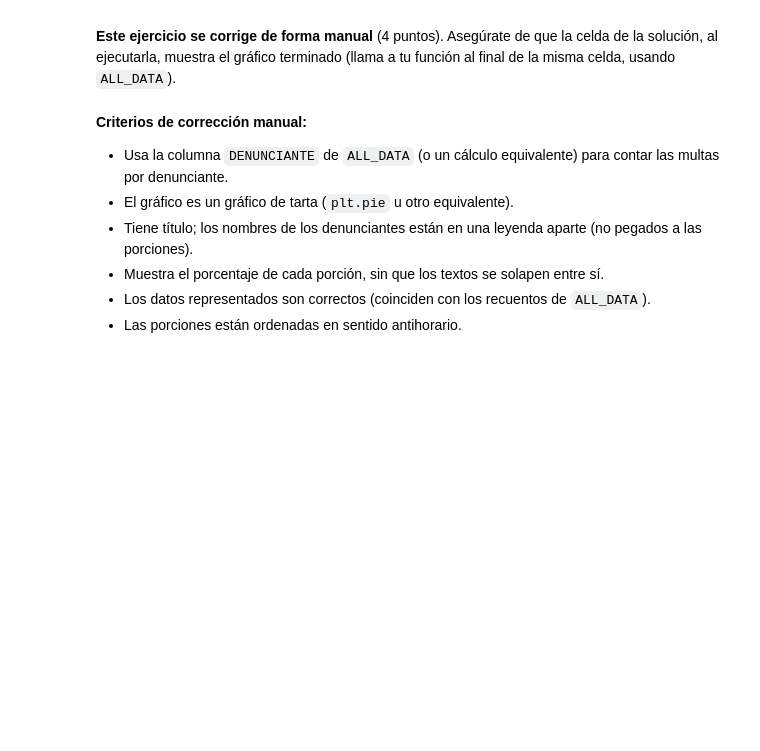
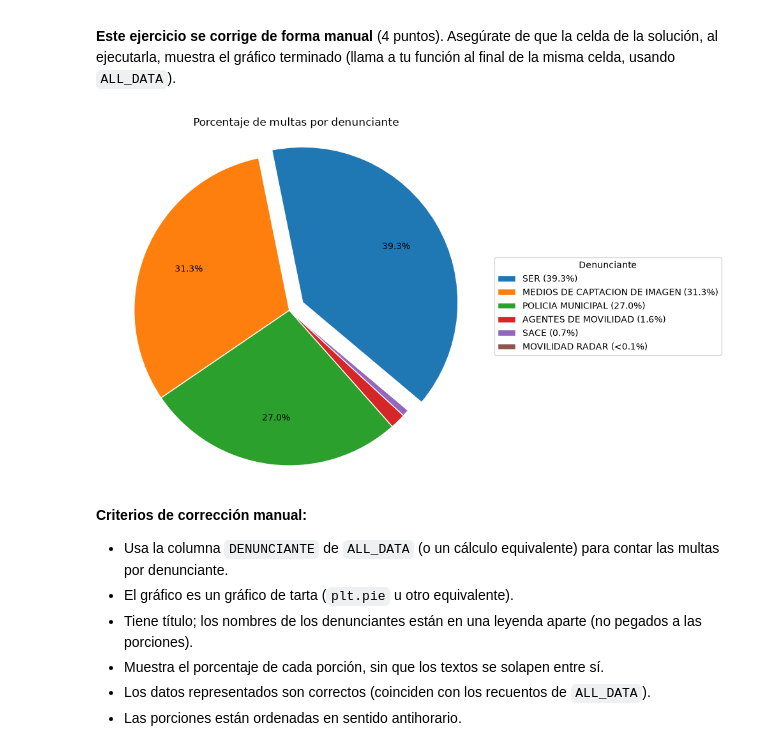
Before and after one commit to JaimeRLA/proyecto_python, a Jupyter notebook: E4_webscrapping.ipynb, the cells around one changed output. Drawn from its saved outputs; the diff is of its cells as text; code cells hidden in the pictures; blank space fills up the shorter version.

```diff
--- a/E4_webscrapping.ipynb
+++ b/E4_webscrapping.ipynb
@@ -83,16 +94,25 @@ import os
 import testing_04 as testing
 
 # Tus import aquí
-# YOUR CODE HERE
-raise NotImplementedError()
+import requests
+from bs4 import BeautifulSoup, Tag
+import pandas as pd
+import matplotlib.pyplot as plt
+import ipynb
+from ipynb.fs.defs.E1_analisis_fichero import MONTHS
+from ipynb.fs.defs.E3_pandas import load_dataframe
+
 
 
 SITE = "https://datos.madrid.es"
 DOWNLOADS_PATH = "/dataset/210104-0-multas-circulacion-detalle/downloads"
 
 # Tus constantes aquí
-# YOUR CODE HERE
-raise NotImplementedError()
+MONTHS_ES = dict(zip(MONTHS, ['enero', 'febrero', 'marzo', 'abril', 'mayo', 'junio',
+                              'julio', 'agosto', 'septiembre', 'octubre',
+                              'noviembre', 'diciembre']))
+
+MONTHS_INT = {month: index for index, month in enumerate(MONTHS)}
 # %% [markdown]
 ## Ejercicio 1: Descargar y Parsear una Página Web
 
@@ -411,3 +993,54 @@ raise NotImplementedError()
+# %%
+PIE_MIN_PCT = 2.0   # por debajo de este porcentaje no se escribe el número
+
+
+def plot_complainant_pie(df: pd.DataFrame) -> None:
+    """Muestra un gráfico de tarta con el porcentaje de multas por denunciante.
+
+    Cuenta las multas de cada DENUNCIANTE (de mayor a menor) y las dibuja en
+    sentido antihorario empezando arriba. La porción mayor se separa un poco.
+    Los nombres van en una leyenda aparte y los porcentajes menores que
+    PIE_MIN_PCT no se escriben, para que no se solapen.
+
+    Args:
+        df: DataFrame de multas con la columna DENUNCIANTE
+            (ver download_all_data).
+
+    Returns:
+        None. Muestra el gráfico.
+    """
+    counts = df['DENUNCIANTE'].value_counts()
+    explode = [0.1] + [0] * (len(counts) - 1)
+
+    fig, ax = plt.subplots(figsize=(10, 6))
+    wedges, _, _ = ax.pie(
+        counts.values,
+        explode=explode,
+        startangle=320,
+        counterclock=True,
+        autopct=lambda pct: f'{pct:.1f}%' if pct >= PIE_MIN_PCT else '',
+        pctdistance=0.7,
+        wedgeprops={'edgecolor': 'white', 'linewidth': 1},
+    )
+
+    ax.set_title('Porcentaje de multas por denunciante')
+    ax.legend(
+        wedges,
+        [f'{name} ({pct:.1f}%)' if pct >= 0.1 else f'{name} (<0.1%)'
+         for name, pct in zip(counts.index, counts / counts.sum() * 100)],
+        title='Denunciante',
+        loc='center left',
+        bbox_to_anchor=(1, 0.5),
+    )
+    ax.axis('equal')
+
+    fig.tight_layout()
+    plt.show()
+
+
+plot_complainant_pie(ALL_DATA)
+# %% [output]
+[figure, added]
 # %% [markdown]
 **Criterios de corrección manual:**
 - Usa la columna `DENUNCIANTE` de `ALL_DATA` (o un cálculo equivalente) para contar las multas por denunciante.
```
Also changed, not shown: parts of 70 cells of this notebook, 10 other files.
